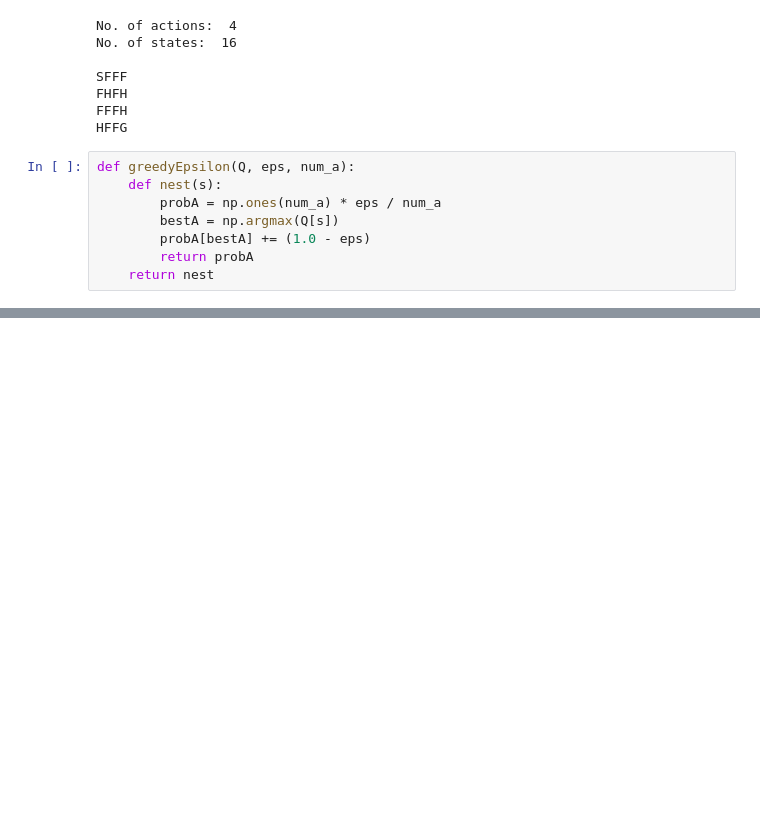
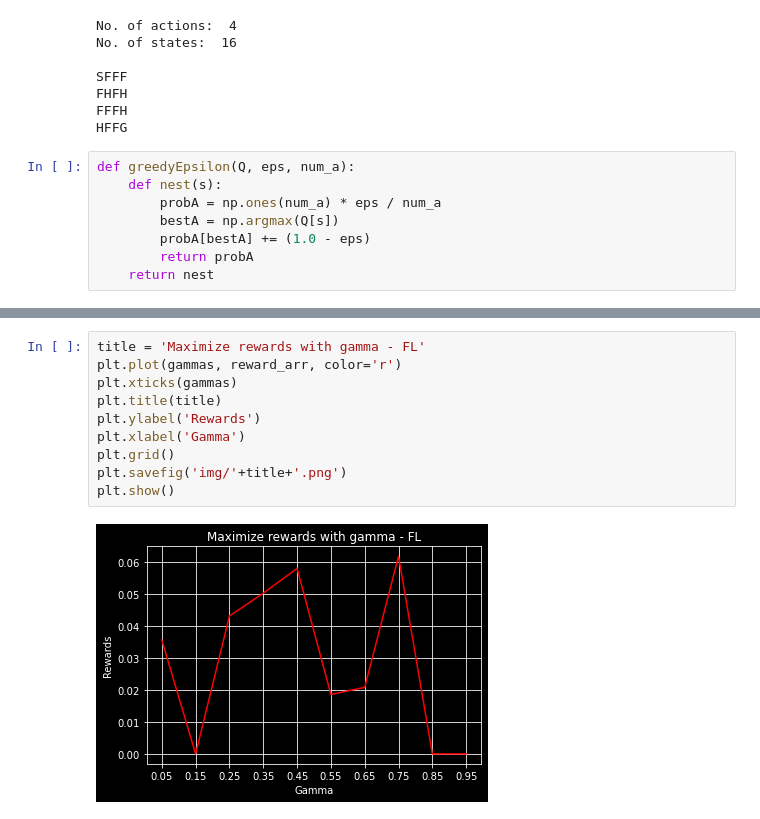
Before and after one commit to jbanigan/CS-7641, a Jupyter notebook: MDP/FL_QLearning.ipynb, the cells around one changed output, grey strips where cells are left out. Cells and saved outputs as stored; diff of their text form; blank space fills up the shorter version.

```diff
--- a/MDP/FL_QLearning.ipynb
+++ b/MDP/FL_QLearning.ipynb
@@ -94,0 +134,12 @@ print(np.array(policy_arrows).reshape([-1, 4]))
+# %%
+title = 'Maximize rewards with gamma - FL'
+plt.plot(gammas, reward_arr, color='r')
+plt.xticks(gammas)
+plt.title(title)
+plt.ylabel('Rewards')
+plt.xlabel('Gamma')
+plt.grid()
+plt.savefig('img/'+title+'.png')
+plt.show()
+# %% [output]
+[figure, added]
```
Also changed, not shown: parts of 8 cells of this notebook, 34 other files.
